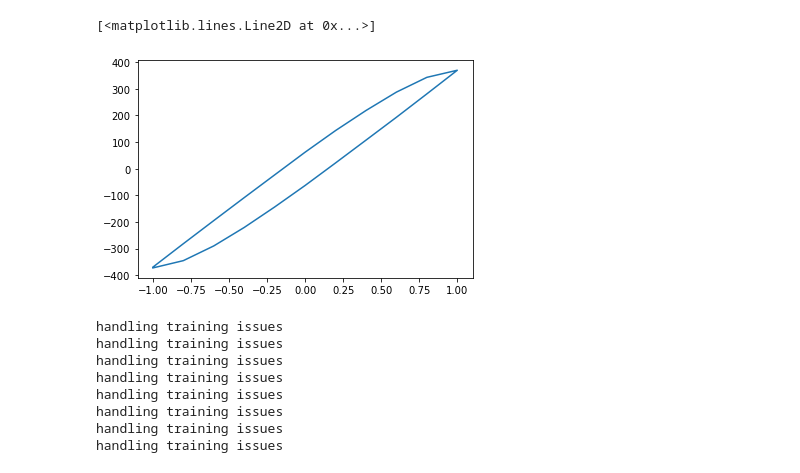
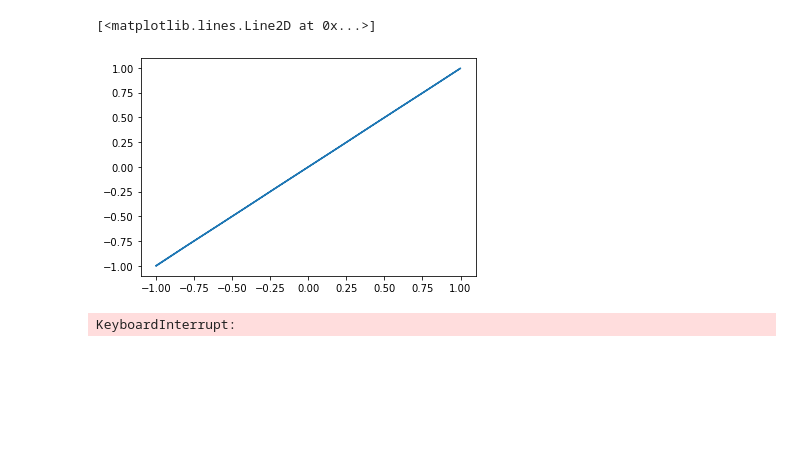
Before and after one commit to roussel-ryan/diff_hysteresis, a Jupyter notebook: analysis_scripts/normal_vs_hybrid_characterization_6mm_no_hysteresis/hybrid_optimization_demo_triplet_characterization.ipynb, the cells around one changed output. Cells and saved outputs as stored; diff of their text form; code cells hidden in the pictures; blank space fills up the shorter version.

```diff
--- a/analysis_scripts/normal_vs_hybrid_characterization_6mm_no_hysteresis/hybrid_optimization_demo_triplet_characterization.ipynb
+++ b/analysis_scripts/normal_vs_hybrid_characterization_6mm_no_hysteresis/hybrid_optimization_demo_triplet_characterization.ipynb
@@ -15,7 +15,7 @@ from botorch.models.transforms.input import Normalize
 def density_function(mesh_pts):
     x = mesh_pts[:, 0]
     y = mesh_pts[:, 1]
-    return torch.exp(-(y - x) / 0.5)
+    return torch.exp(-(y - x) / 0.0005)
 
 def objective(R):
     #return (torch.sqrt(R[0,0]) - 2.0e-3)**2 + (torch.sqrt(R[2,2]) - 2.0e-3)**2
@@ -135,24 +135,24 @@ def optimize(
 # %%
 # hysteresis model
 H = TorchHysteresis(mesh_scale=0.1, trainable=False)
 dens = density_function(H.mesh_points)
 H.h_min = -1.0
 H.hysterion_density = dens
-H.scale = torch.tensor(500.0)#*14.0)
+H.scale = -1 / H.get_negative_saturation()
 
 test_H = deepcopy(H)
 test_applied_fields = torch.cat(
     (torch.linspace(-1,1,11) , torch.flipud(torch.linspace(-1,1,11)))
 )
 test_H.applied_fields = test_applied_fields
 with torch.no_grad():
     M = test_H.predict_magnetization_from_applied_fields()
 
 fig,ax = plt.subplots()
 ax.plot(test_applied_fields, M)
 # %% [output]
 [<matplotlib.lines.Line2D at 0x...>]
-[figure, old version]
+[figure, new version]
 # %%
 # accelerator model
 hmodels = [deepcopy(H), deepcopy(H), deepcopy(H)]
@@ -201,14 +201,7 @@ Y = torch.cat([ele.unsqueeze(0) for ele in Y])
 
 # plot the optimizer trace
 # %% [output]
-handling training issues
-handling training issues
-handling training issues
-handling training issues
-handling training issues
-handling training issues
-handling training issues
-handling training issues
+KeyboardInterrupt:
 # %%
 torch.save(X, 'normal_vs_hybrid_x.pt')
 torch.save(Y, 'normal_vs_hybrid_y.pt')
```
Also changed, not shown: parts of 4 cells of this notebook, 23 other files.
